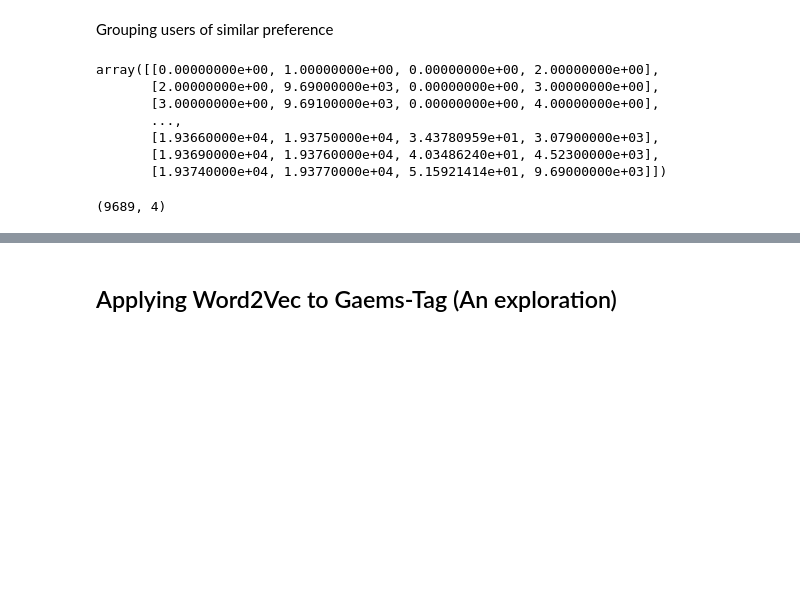
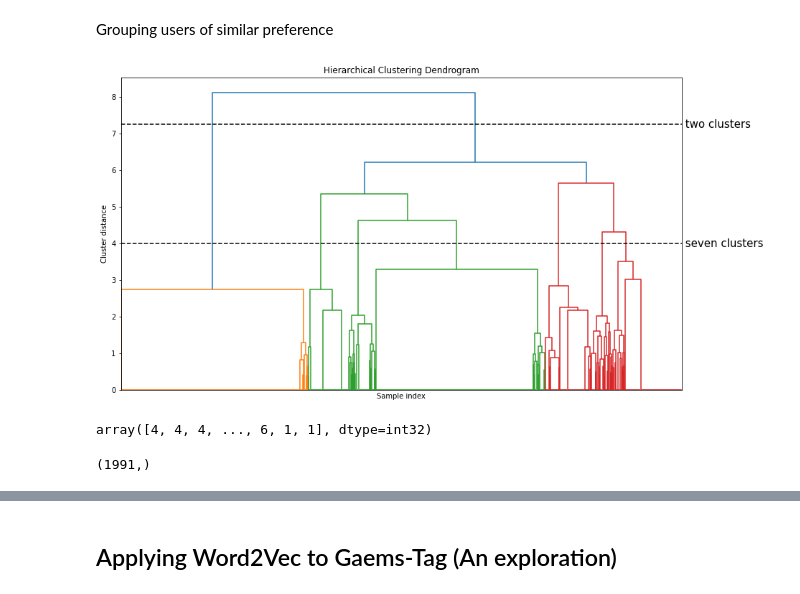
Before and after one commit to Rick0701/Videogames_Reccommendation, a Jupyter notebook: 12.Cluster_Analysis.ipynb, the cells around one changed output, grey strips where cells are left out. Saved outputs shown, nothing was run; the diff lists cells and outputs as text; code cells hidden in the pictures; blank space fills up the shorter version.

```diff
--- a/12.Cluster_Analysis.ipynb
+++ b/12.Cluster_Analysis.ipynb
@@ -395,19 +322,42 @@ matrix_games_tags_comp
 ## Hierarchical Cluster Analysis
 # %% [markdown]
 Grouping users of similar preference
-# %%
-# Compute pairwise distances
-pairwise_distances = pdist(matrix_games_tags_comp)
-
-# Perform hierarchical clustering
-linkage_matrix = linkage(pairwise_distances, method='ward', metric="Euclidean")
-
-linkage_matrix
-# %% [output]
-array([[0.00000000e+00, 1.00000000e+00, 0.00000000e+00, 2.00000000e+00],
-       [2.00000000e+00, 9.69000000e+03, 0.00000000e+00, 3.00000000e+00],
-       [3.00000000e+00, 9.69100000e+03, 0.00000000e+00, 4.00000000e+00],
-       ...,
-       [1.93660000e+04, 1.93750000e+04, 3.43780959e+01, 3.07900000e+03],
-       [1.93690000e+04, 1.93760000e+04, 4.03486240e+01, 4.52300000e+03],
-       [1.93740000e+04, 1.93770000e+04, 5.15921414e+01, 9.69000000e+03]])
+# %%
+import numpy as np
+from sklearn.preprocessing import normalize
+from scipy.cluster.hierarchy import linkage, dendrogram, fcluster
+import matplotlib.pyplot as plt
+
+# Assuming X is your user tags matrix
+# Replace this with your actual data
+X = matrix_games_tags_comp
+
+# Normalize the data
+X_normalized = normalize(X)
+
+# Perform hierarchical clustering
+linkage_matrix = linkage(X_normalized, method='ward')
+
+# Increase the size of the plot by setting figsize
+fig, ax = plt.subplots(figsize=(14, 8))
+
+
+# Plot the dendrogram
+dendrogram(linkage_matrix, labels=np.arange(1, len(X) + 1))
+plt.title('Hierarchical Clustering Dendrogram')
+plt.xlabel('User')
+plt.ylabel('Distance')
+plt.xticks(visible=False)
+
+# Mark the cuts in the tree that signify two or three clusters
+ax = plt.gca()
+bounds = ax.get_xbound()
+ax.plot(bounds, [7.25, 7.25], '--', c='k')
+ax.plot(bounds, [4, 4], '--', c='k')
+ax.text(bounds[1], 7.25, ' two clusters', va='center', fontdict={'size': 15})
+ax.text(bounds[1], 4, ' seven clusters', va='center', fontdict={'size': 15})
+plt.xlabel("Sample index")
+plt.ylabel("Cluster distance")
+plt.show()
+# %% [output]
+[figure, added]
@@ -414,4 +366,9 @@ array([[0.00000000e+00, 1.00000000e+00, 0.00000000e+00, 2.00000000e+00],
+# %%
+labels = fcluster(linkage_matrix, num_clusters, criterion='maxclust')
+labels
+# %% [output]
+array([4, 4, 4, ..., 6, 1, 1], dtype=int32)
 # %%
-linkage_matrix.shape
+labels.shape
 # %% [output]
-(9689, 4)
+(1991,)
```
Also changed, not shown: parts of 29 cells of this notebook, 3 other files.
